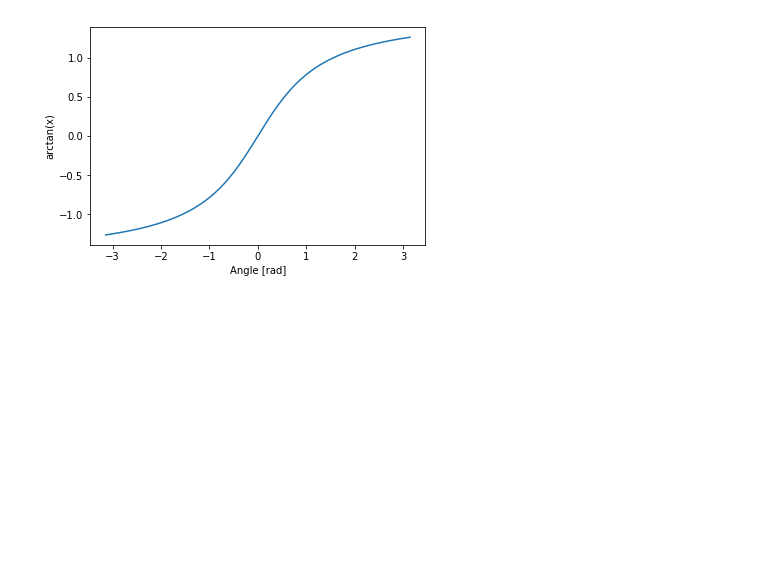
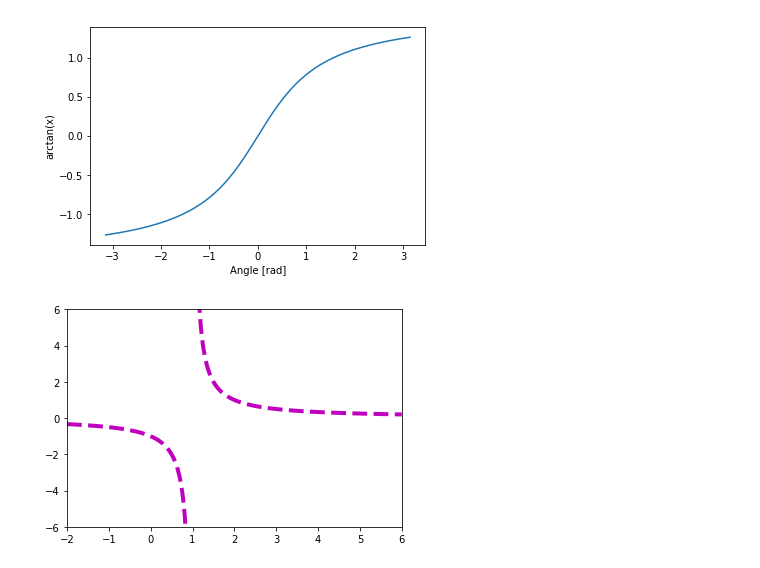
Before and after one commit to shekharkhetan/BootCamp2018, a Jupyter notebook: ProbSet2/Comp/IntroMatplotlib.ipynb, the cells around one changed output. Cells and saved outputs as stored; diff of their text form; code cells hidden in the pictures; blank space fills up the shorter version.

```diff
--- a/ProbSet2/Comp/IntroMatplotlib.ipynb
+++ b/ProbSet2/Comp/IntroMatplotlib.ipynb
@@ -64,3 +65,16 @@ plot()
 [figure]
 [figure]
 [figure]
+# %%
+def sol3():
+    x1 = np.linspace(-2,0.9,100)
+    x2 = np.linspace(1.1,6,100)
+    y1 = (1/(x1-1))
+    y2 = (1/(x2-1))
+    plt.plot(x1, y1, 'm--', linewidth = 4)
+    plt.plot(x2, y2, 'm--', linewidth = 4)
+    plt.xlim(-2,6)
+    plt.ylim(-6,6),
+sol3()
+# %% [output]
+[figure, added]
```
Also changed, not shown: parts of 10 cells of this notebook, 3 other files.
